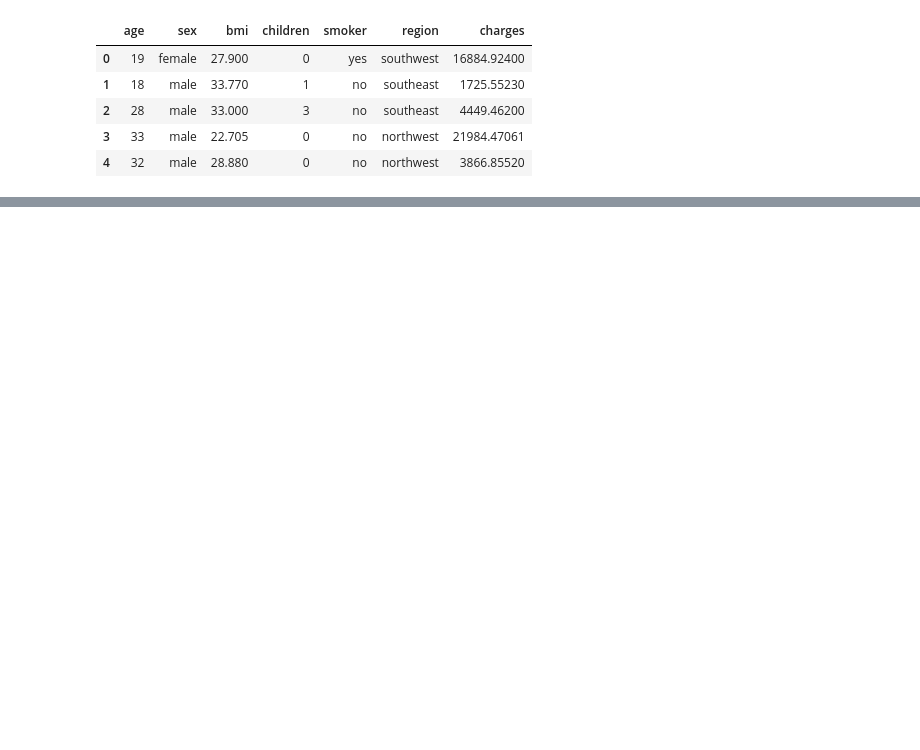
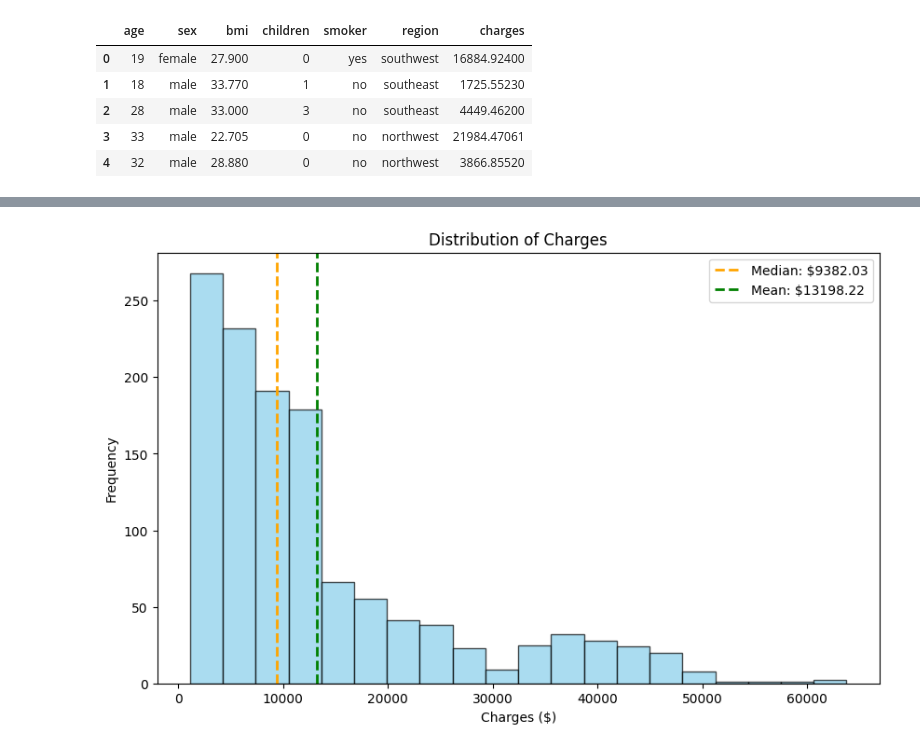
Before and after one commit to LlirikOknessu/AICourseTGroup, a Jupyter notebook: Detzel/analzye.ipynb, the cells around one changed output, grey strips where cells are left out. Drawn from its saved outputs; the diff is of its cells as text; code cells hidden in the pictures; blank space fills up the shorter version.

Commit message:
builted graphs

```diff
--- a/Detzel/analzye.ipynb
+++ b/Detzel/analzye.ipynb
@@ -16,0 +35,26 @@ df.head()
+# %%
+# Вычисление медианы и среднего значения charges
+median_charges = df['charges'].median()
+mean_charges = df['charges'].mean()
+
+# Построение графика
+plt.figure(figsize=(10, 6))
+
+# Гистограмма расходов
+plt.hist(df['charges'], bins=20, color='skyblue', edgecolor='black', alpha=0.7)
+plt.xlabel('Charges ($)')
+plt.ylabel('Frequency')
+plt.title('Distribution of Charges')
+
+# Вертикальная линия для медианы
+plt.axvline(median_charges, color='orange', linestyle='dashed', linewidth=2, label=f'Median: ${median_charges:.2f}')
+
+# Вертикальная линия для среднего значения
+plt.axvline(mean_charges, color='green', linestyle='dashed', linewidth=2, label=f'Mean: ${mean_charges:.2f}')
+
+# Отображение легенды
+plt.legend()
+
+plt.show()
+# %% [output]
+[figure, added]
```
Also changed, not shown: parts of 4 cells of this notebook.
